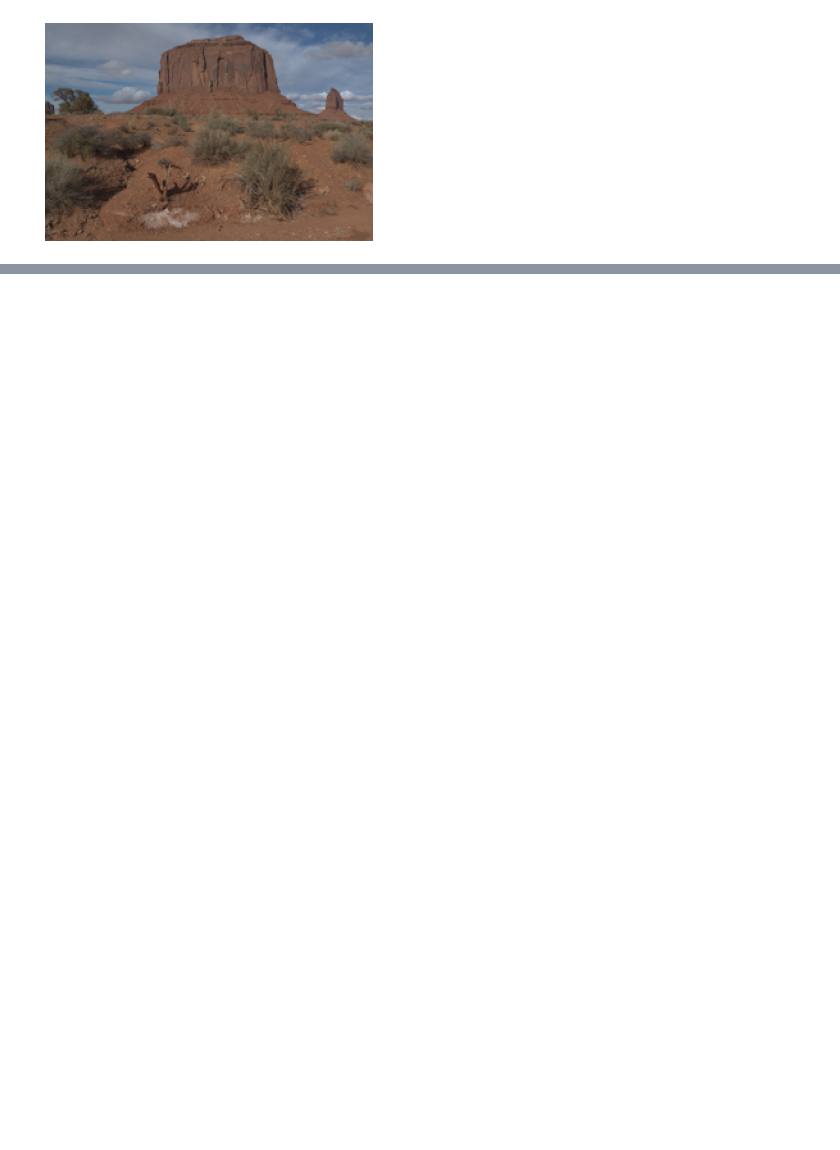
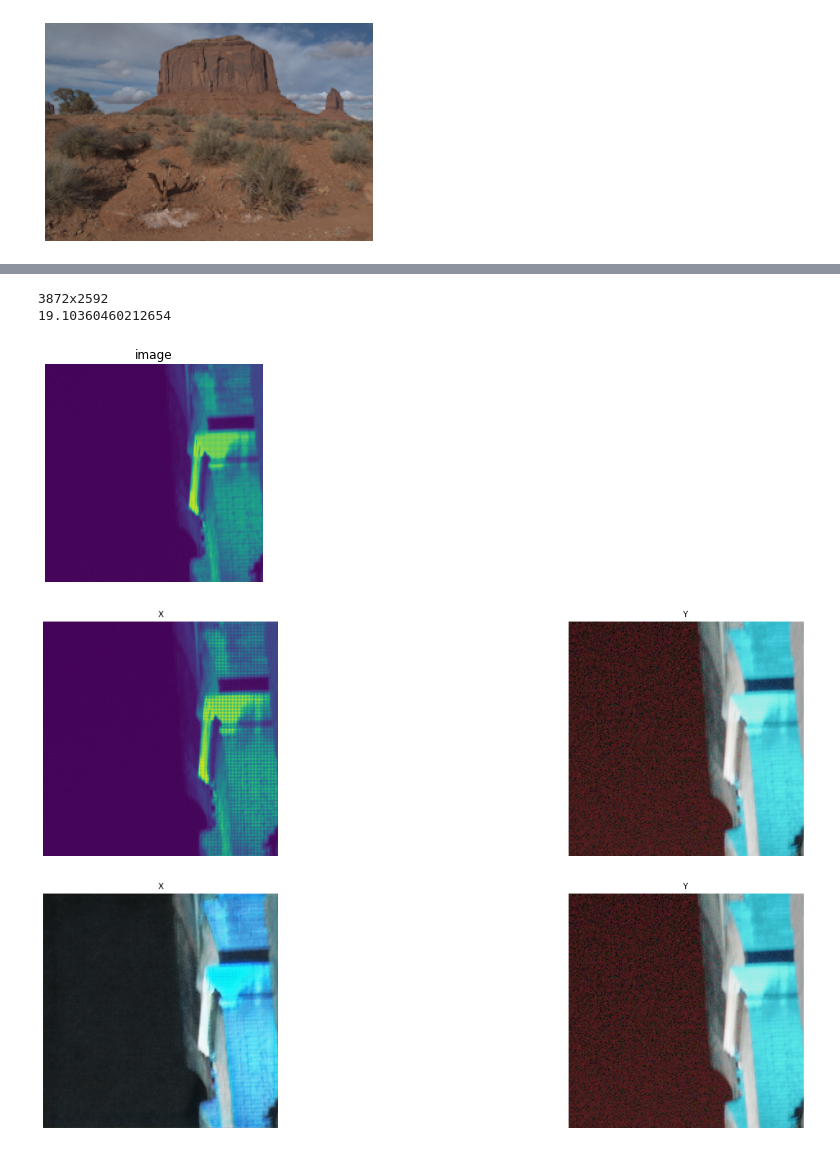
Before and after one commit to fisterfolks/NTI, a Jupyter notebook: LAB2videopotoki.ipynb, the cells around one changed output, grey strips where cells are left out. Cells and saved outputs as stored; diff of their text form; code cells hidden in the pictures; blank space fills up the shorter version.

```diff
--- a/LAB2videopotoki.ipynb
+++ b/LAB2videopotoki.ipynb
@@ -570,0 +462,8 @@ True
+# %%
+predict_image(raw_images[-2], tif_images[-2], model)
+# %% [output]
+3872x2592
+19.10360460212654
+[figure, added]
+[figure, added]
+[figure, added]
```
Also changed, not shown: parts of 52 cells of this notebook.
